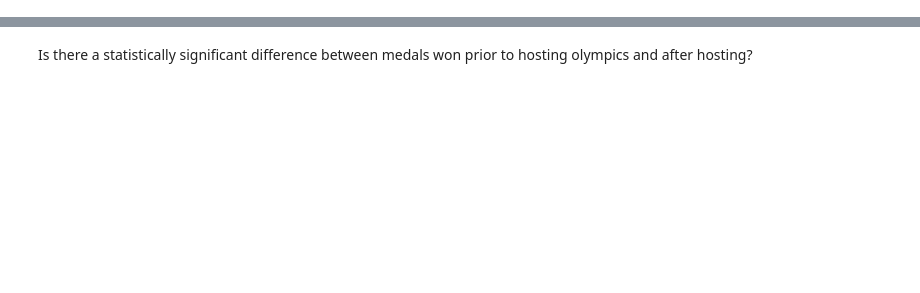
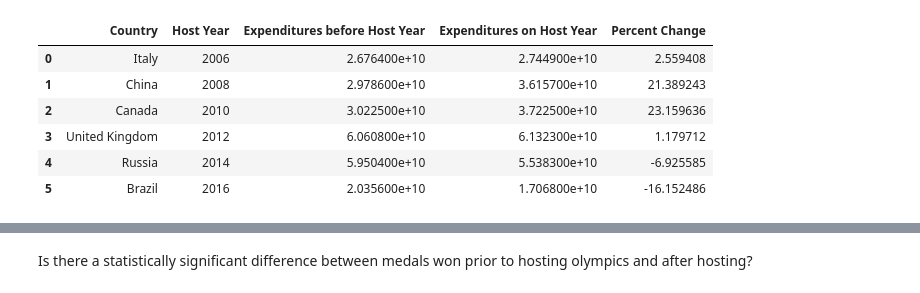
Before and after one commit to gjumaan/olympics-tourism-trends, a Jupyter notebook: data_cleanup.ipynb, the cells around one changed output, grey strips where cells are left out. Cells and saved outputs as stored; diff of their text form; code cells hidden in the pictures; blank space fills up the shorter version.

```diff
--- a/data_cleanup.ipynb
+++ b/data_cleanup.ipynb
@@ -126,30 +135,35 @@ combined_df = combined_df.dropna(axis=1)
 # %%
 #Create a new data frame that holds the host countries and the expenditures data for the year prior to hosting, the year they hosted and the year after hosting
 expenditure_change_df = pd.DataFrame({
     'Country': combined_df['Country'],
     'Host Year': combined_df['Year'],
     'Expenditures before Host Year': '',
     'Expenditures on Host Year': '',
-    'Expenditures after Host Year': ''
+    'Percent Change': ''
 
 })
 
 expenditure_data_prior_host_year = [combined_df.iloc[0, 13], combined_df.iloc[1, 15], combined_df.iloc[2, 17], \
                             combined_df.iloc[3, 19], combined_df.iloc[4, 21], combined_df.iloc[5, 23]]
 
 expenditure_data_on_host_year = [combined_df.iloc[0, 14], combined_df.iloc[1, 16], combined_df.iloc[2, 18], \
                             combined_df.iloc[3, 20], combined_df.iloc[4, 22], combined_df.iloc[5, 24]]
 
-expenditure_data_after_host_year = [combined_df.iloc[0, 15], combined_df.iloc[1, 17], combined_df.iloc[2, 19], \
-                            combined_df.iloc[3, 21], combined_df.iloc[4, 23], combined_df.iloc[5, 25]]
-
 expenditure_change_df['Expenditures before Host Year'] = expenditure_data_prior_host_year
 
 expenditure_change_df['Expenditures on Host Year'] = expenditure_data_on_host_year
 
-expenditure_change_df['Expenditures after Host Year'] = expenditure_data_after_host_year
+expenditure_change_df['Percent Change'] = percent_change(expenditure_change_df['Expenditures before Host Year'], expenditure_change_df['Expenditures on Host Year'])
 
 expenditure_change_df
+# %% [output]
+|  | Country | Host Year | Expenditures before Host Year | Expenditures on Host Year | Percent Change |
+| 0 | Italy | 2006 | 2.676400e+10 | 2.744900e+10 | 2.559408 |
+| 1 | China | 2008 | 2.978600e+10 | 3.615700e+10 | 21.389243 |
+| 2 | Canada | 2010 | 3.022500e+10 | 3.722500e+10 | 23.159636 |
+| 3 | United Kingdom | 2012 | 6.060800e+10 | 6.132300e+10 | 1.179712 |
+| 4 | Russia | 2014 | 5.950400e+10 | 5.538300e+10 | -6.925585 |
+| 5 | Brazil | 2016 | 2.035600e+10 | 1.706800e+10 | -16.152486 |
 # %%
 # Extract individual groups
 before_host = expenditure_change_df['Expenditures before Host Year']
```
Also changed, not shown: parts of 6 cells of this notebook.
